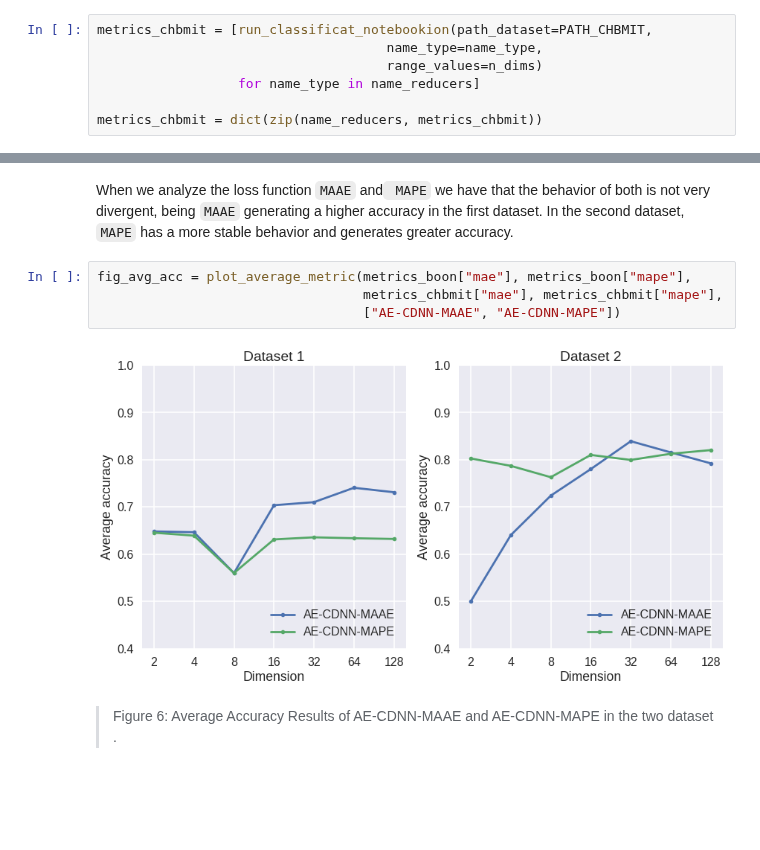
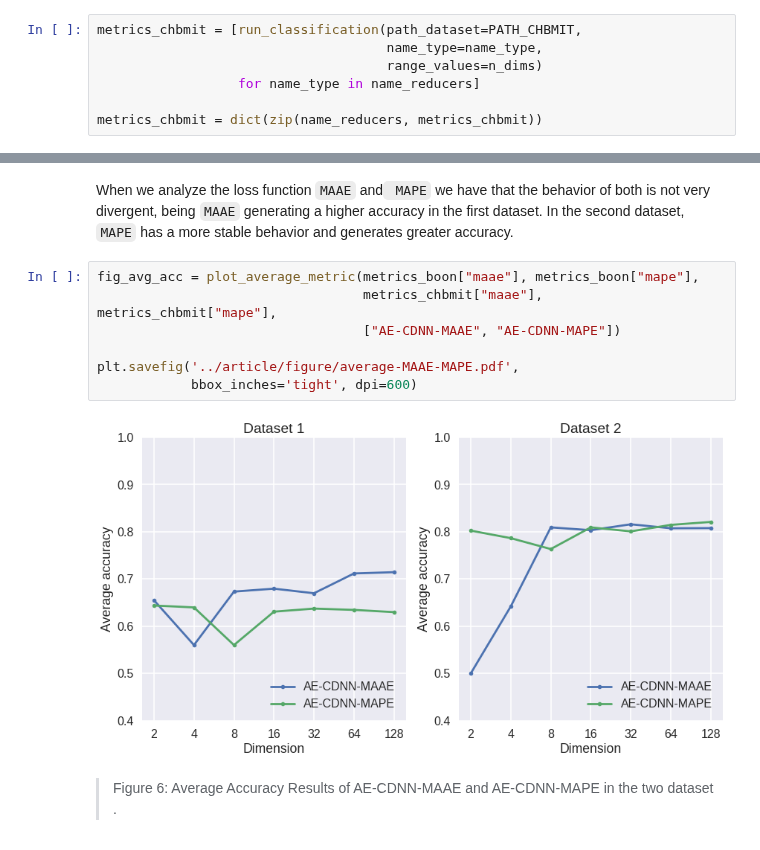
Before and after one commit to bruAristimunha/Re-Deep-Convolution-Neural-Network-and-Autoencoders-Based-Unsupervised-Feature-Learning-of-EEG, a Jupyter notebook: notebook/Jupyter_Paper_Re-Deep Convolution Neural Network and Autoencoders-Based Unsupervised Feature Learning of EEG Signals.ipynb, the cells around one changed output, grey strips where cells are left out. Saved outputs shown, nothing was run; the diff lists cells and outputs as text; blank space fills up the shorter version.

```diff
--- a/notebook/Jupyter_Paper_Re-Deep Convolution Neural Network and Autoencoders-Based Unsupervised Feature Learning of EEG Signals.ipynb
+++ b/notebook/Jupyter_Paper_Re-Deep Convolution Neural Network and Autoencoders-Based Unsupervised Feature Learning of EEG Signals.ipynb
@@ -497,7 +501,7 @@ Running with 256 dimensions
 # %% [markdown]
 *Children's Hospital of Boston EEG database*
 # %%
-metrics_chbmit = [run_classificat_notebookion(path_dataset=PATH_CHBMIT,
+metrics_chbmit = [run_classification(path_dataset=PATH_CHBMIT,
                                      name_type=name_type,
                                      range_values=n_dims)
                   for name_type in name_reducers]
@@ -718,11 +709,14 @@ As already shown in the Tables, the results obtained in the reproduction were si
 # %% [markdown]
 When we analyze the loss function `MAAE` and` MAPE` we have that the behavior of both is not very divergent, being `MAAE` generating a higher accuracy in the first dataset. In the second dataset, `MAPE` has a more stable behavior and generates greater accuracy.
 # %%
-fig_avg_acc = plot_average_metric(metrics_boon["mae"], metrics_boon["mape"],
-                                  metrics_chbmit["mae"], metrics_chbmit["mape"],
+fig_avg_acc = plot_average_metric(metrics_boon["maae"], metrics_boon["mape"],
+                                  metrics_chbmit["maae"], metrics_chbmit["mape"],
                                   ["AE-CDNN-MAAE", "AE-CDNN-MAPE"])
+
+plt.savefig('../article/figure/average-MAAE-MAPE.pdf',
+            bbox_inches='tight', dpi=600)
 # %% [output]
-[figure, old version]
+[figure, new version]
 # %% [markdown]
 > Figure 6: Average Accuracy Results of AE-CDNN-MAAE and AE-CDNN-MAPE in the two dataset <a name="fig:average-cdnn-mape"></a>.
 # %% [markdown]
```
Also changed, not shown: parts of 71 cells of this notebook.
